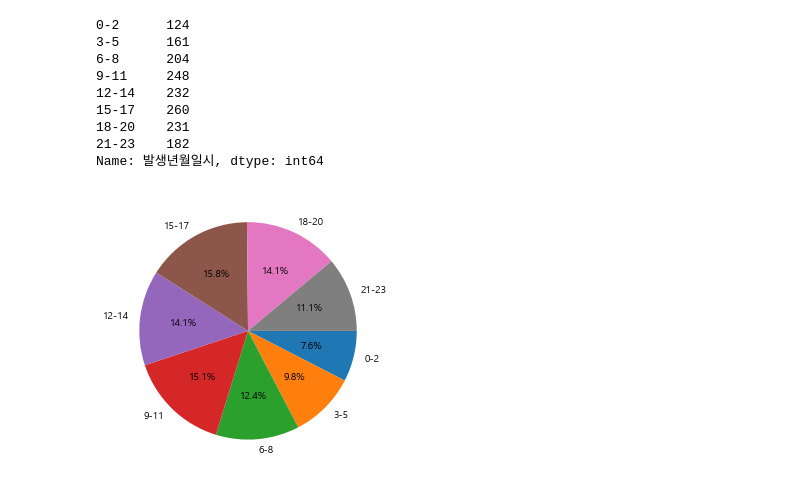
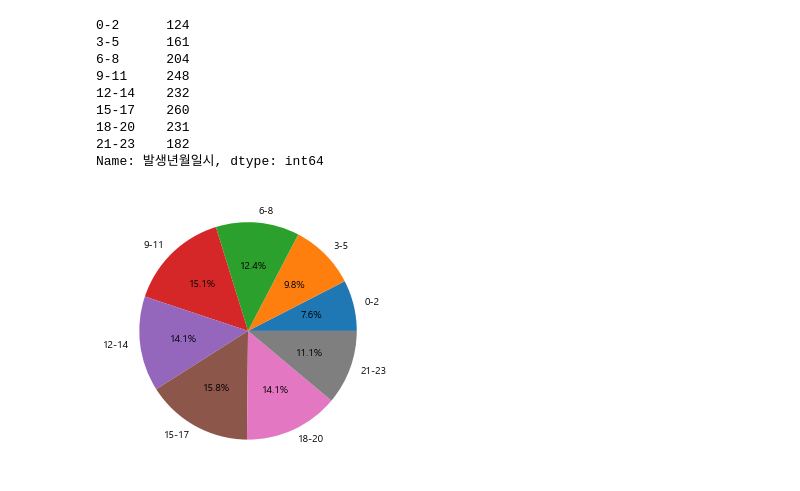
Before and after one commit to eeyeji/Python_Library, a Jupyter notebook: 3일차/Traffic_Accident_2017.ipynb, the cells around one changed output. Cells and saved outputs as stored; diff of their text form; code cells hidden in the pictures.

```diff
--- a/3일차/Traffic_Accident_2017.ipynb
+++ b/3일차/Traffic_Accident_2017.ipynb
@@ -206,12 +206,9 @@ Name: 발생년월일시, dtype: int64
 # %%
 plt.figure(figsize=(5,5))
 
 #     데이터   라벨이름                소수점 한자리까지 실수로 표현
-#plt.pie(rs, labels=labels, autopct="%1.1f%%")
-
-#                                              시계반대방향
-plt.pie(rs, labels=labels, autopct="%1.1f%%", counterclock=False)
+plt.pie(rs, labels=labels, autopct="%1.1f%%")
 
 plt.show()
 # %% [output]
-[figure, old version]
+[figure, new version]
```
Also changed, not shown: parts of 1 cell of this notebook.
